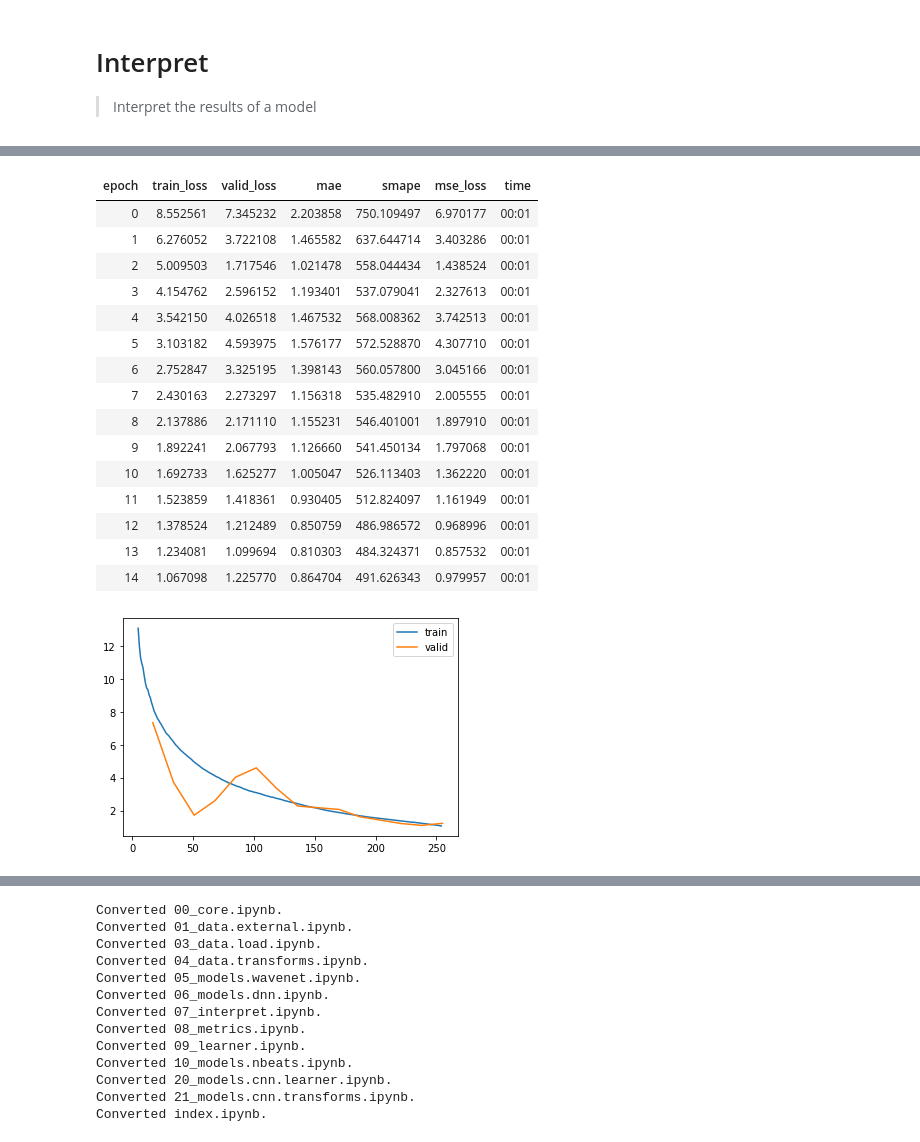
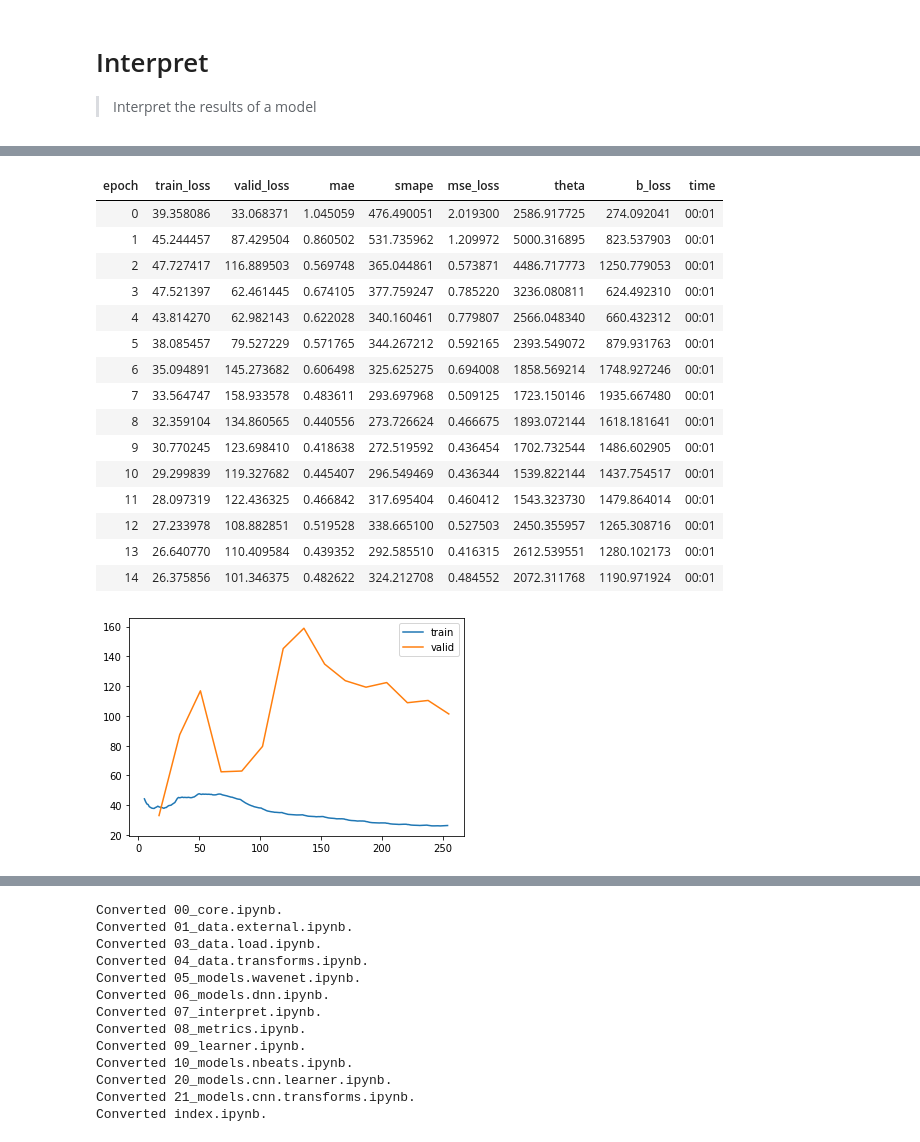
Before and after one commit to takotab/fastseq, a Jupyter notebook: nbs/07_interpret.ipynb, the cells around one changed output, grey strips where cells are left out. Saved outputs shown, nothing was run; the diff lists cells and outputs as text; code cells hidden in the pictures.

```diff
--- a/nbs/07_interpret.ipynb
+++ b/nbs/07_interpret.ipynb
@@ -25,5 +25,5 @@ Train:1100; Valid: 600; Test 100
 # %%
-learn = nbeats_learner(dbunch)
+learn = nbeats_learner(dbunch, b_loss = .3, theta = .01)
 # %%
 learn.lr_find()
 # %% [output]
@@ -32,24 +32,24 @@ learn.lr_find()
 # %%
-learn.fit(15, 1e-3)
+learn.fit(15, 2e-3)
 learn.recorder.plot_loss()
 # %% [output]
-| epoch | train_loss | valid_loss | mae | smape | mse_loss | time |
-| 0 | 8.552561 | 7.345232 | 2.203858 | 750.109497 | 6.970177 | 00:01 |
-| 1 | 6.276052 | 3.722108 | 1.465582 | 637.644714 | 3.403286 | 00:01 |
-| 2 | 5.009503 | 1.717546 | 1.021478 | 558.044434 | 1.438524 | 00:01 |
-| 3 | 4.154762 | 2.596152 | 1.193401 | 537.079041 | 2.327613 | 00:01 |
-| 4 | 3.542150 | 4.026518 | 1.467532 | 568.008362 | 3.742513 | 00:01 |
-| 5 | 3.103182 | 4.593975 | 1.576177 | 572.528870 | 4.307710 | 00:01 |
-| 6 | 2.752847 | 3.325195 | 1.398143 | 560.057800 | 3.045166 | 00:01 |
-| 7 | 2.430163 | 2.273297 | 1.156318 | 535.482910 | 2.005555 | 00:01 |
-| 8 | 2.137886 | 2.171110 | 1.155231 | 546.401001 | 1.897910 | 00:01 |
-| 9 | 1.892241 | 2.067793 | 1.126660 | 541.450134 | 1.797068 | 00:01 |
-| 10 | 1.692733 | 1.625277 | 1.005047 | 526.113403 | 1.362220 | 00:01 |
-| 11 | 1.523859 | 1.418361 | 0.930405 | 512.824097 | 1.161949 | 00:01 |
-| 12 | 1.378524 | 1.212489 | 0.850759 | 486.986572 | 0.968996 | 00:01 |
-| 13 | 1.234081 | 1.099694 | 0.810303 | 484.324371 | 0.857532 | 00:01 |
-| 14 | 1.067098 | 1.225770 | 0.864704 | 491.626343 | 0.979957 | 00:01 |
+| epoch | train_loss | valid_loss | mae | smape | mse_loss | theta | b_loss | time |
+| 0 | 39.358086 | 33.068371 | 1.045059 | 476.490051 | 2.019300 | 2586.917725 | 274.092041 | 00:01 |
+| 1 | 45.244457 | 87.429504 | 0.860502 | 531.735962 | 1.209972 | 5000.316895 | 823.537903 | 00:01 |
+| 2 | 47.727417 | 116.889503 | 0.569748 | 365.044861 | 0.573871 | 4486.717773 | 1250.779053 | 00:01 |
+| 3 | 47.521397 | 62.461445 | 0.674105 | 377.759247 | 0.785220 | 3236.080811 | 624.492310 | 00:01 |
+| 4 | 43.814270 | 62.982143 | 0.622028 | 340.160461 | 0.779807 | 2566.048340 | 660.432312 | 00:01 |
+| 5 | 38.085457 | 79.527229 | 0.571765 | 344.267212 | 0.592165 | 2393.549072 | 879.931763 | 00:01 |
+| 6 | 35.094891 | 145.273682 | 0.606498 | 325.625275 | 0.694008 | 1858.569214 | 1748.927246 | 00:01 |
+| 7 | 33.564747 | 158.933578 | 0.483611 | 293.697968 | 0.509125 | 1723.150146 | 1935.667480 | 00:01 |
+| 8 | 32.359104 | 134.860565 | 0.440556 | 273.726624 | 0.466675 | 1893.072144 | 1618.181641 | 00:01 |
+| 9 | 30.770245 | 123.698410 | 0.418638 | 272.519592 | 0.436454 | 1702.732544 | 1486.602905 | 00:01 |
+| 10 | 29.299839 | 119.327682 | 0.445407 | 296.549469 | 0.436344 | 1539.822144 | 1437.754517 | 00:01 |
+| 11 | 28.097319 | 122.436325 | 0.466842 | 317.695404 | 0.460412 | 1543.323730 | 1479.864014 | 00:01 |
+| 12 | 27.233978 | 108.882851 | 0.519528 | 338.665100 | 0.527503 | 2450.355957 | 1265.308716 | 00:01 |
+| 13 | 26.640770 | 110.409584 | 0.439352 | 292.585510 | 0.416315 | 2612.539551 | 1280.102173 | 00:01 |
+| 14 | 26.375856 | 101.346375 | 0.482622 | 324.212708 | 0.484552 | 2072.311768 | 1190.971924 | 00:01 |
-[figure, old version]
+[figure, new version]
 # %%
 learn.show_results(max_n=9)
 # %% [output]
```
Also changed, not shown: parts of 11 cells of this notebook, 7 other files.
